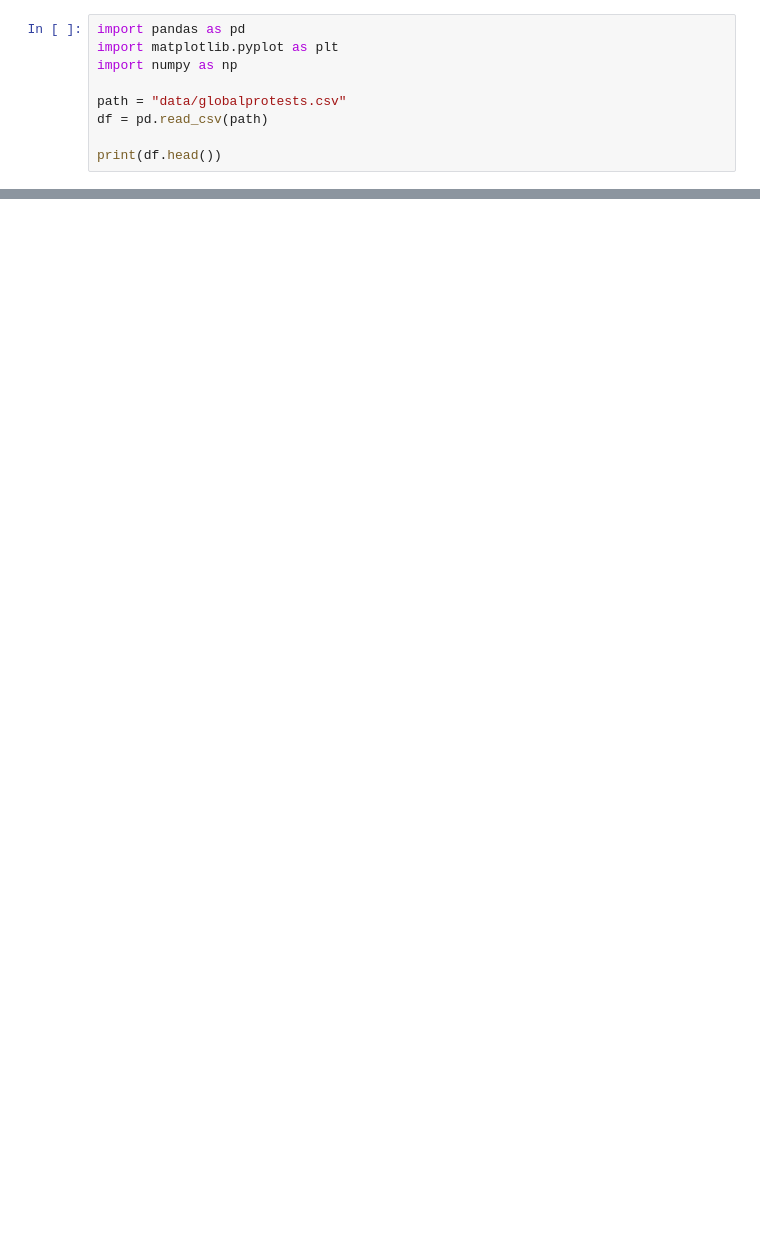
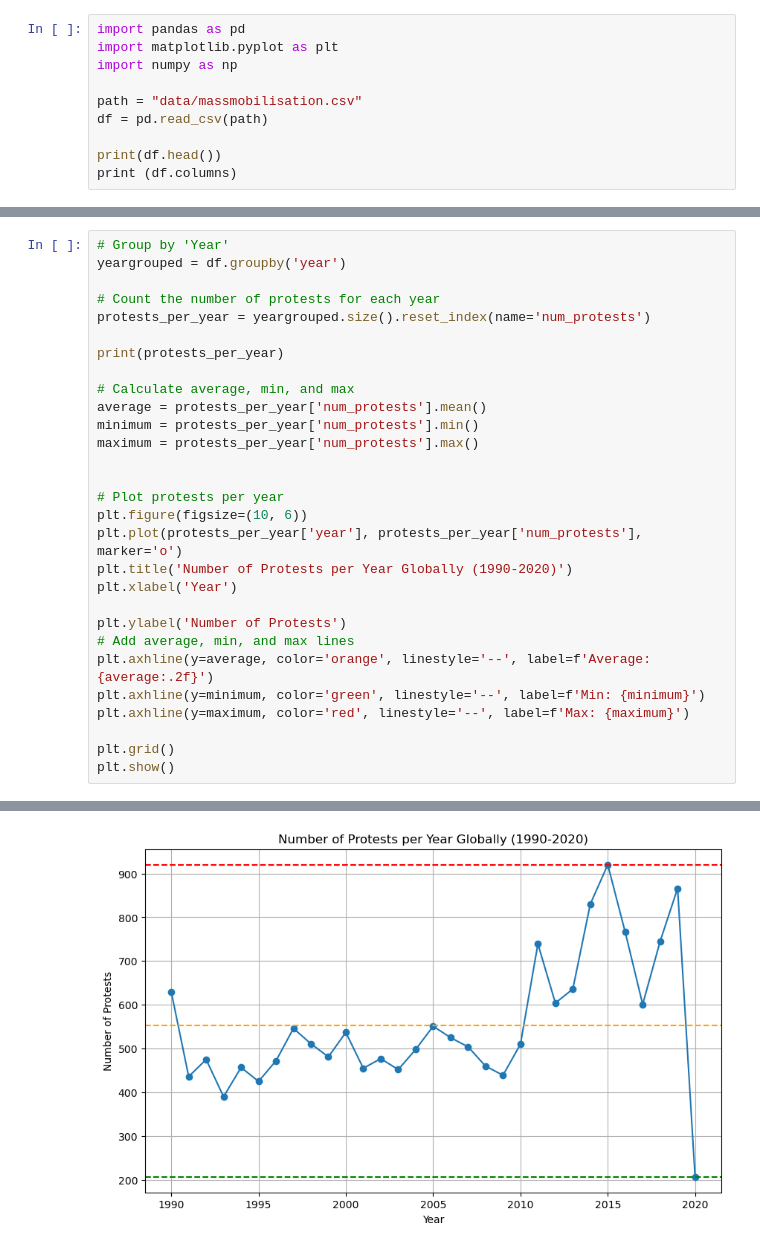
Before and after one commit to MylesHenehan/pfda, a Jupyter notebook: project/project.ipynb, the cells around one changed output, grey strips where cells are left out. Drawn from its saved outputs; the diff is of its cells as text; blank space fills up the shorter version.

Commit message:
starting plots

```diff
--- a/project/project.ipynb
+++ b/project/project.ipynb
@@ -7,8 +33,9 @@ import pandas as pd
 import matplotlib.pyplot as plt
 import numpy as np
 
-path = "data/globalprotests.csv"
+path = "data/massmobilisation.csv"
 df = pd.read_csv(path)
 
 print(df.head())
+print (df.columns)
 # %% [output]
@@ -31,0 +61,30 @@ print(df.head())
+# %%
+# Group by 'Year'
+yeargrouped = df.groupby('year')
+
+# Count the number of protests for each year
+protests_per_year = yeargrouped.size().reset_index(name='num_protests')
+
+print(protests_per_year)
+
+# Calculate average, min, and max
+average = protests_per_year['num_protests'].mean()
+minimum = protests_per_year['num_protests'].min()
+maximum = protests_per_year['num_protests'].max()
+
+
+# Plot protests per year
+plt.figure(figsize=(10, 6))
+plt.plot(protests_per_year['year'], protests_per_year['num_protests'], marker='o')
+plt.title('Number of Protests per Year Globally (1990-2020)')
+plt.xlabel('Year')
+
+plt.ylabel('Number of Protests')
+# Add average, min, and max lines
+plt.axhline(y=average, color='orange', linestyle='--', label=f'Average: {average:.2f}')
+plt.axhline(y=minimum, color='green', linestyle='--', label=f'Min: {minimum}')
+plt.axhline(y=maximum, color='red', linestyle='--', label=f'Max: {maximum}')
+
+plt.grid()
+plt.show()
+# %% [output]
@@ -31,0 +108 @@ print(df.head())
+[figure, added]
```
Also changed, not shown: parts of 11 cells of this notebook, 4 other files.
